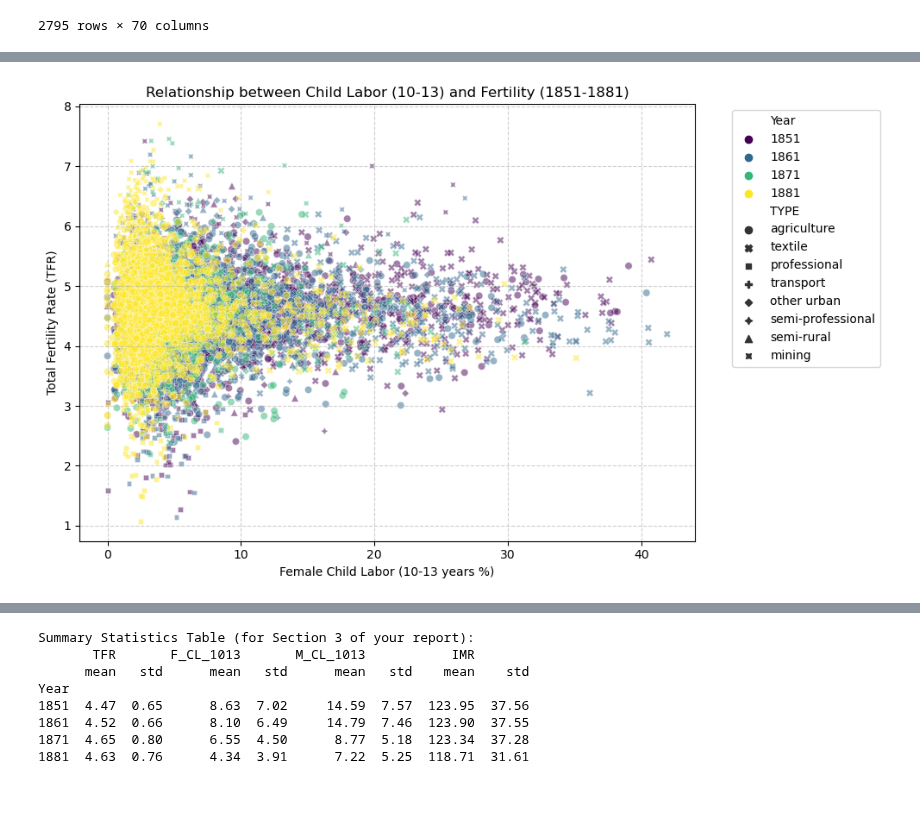
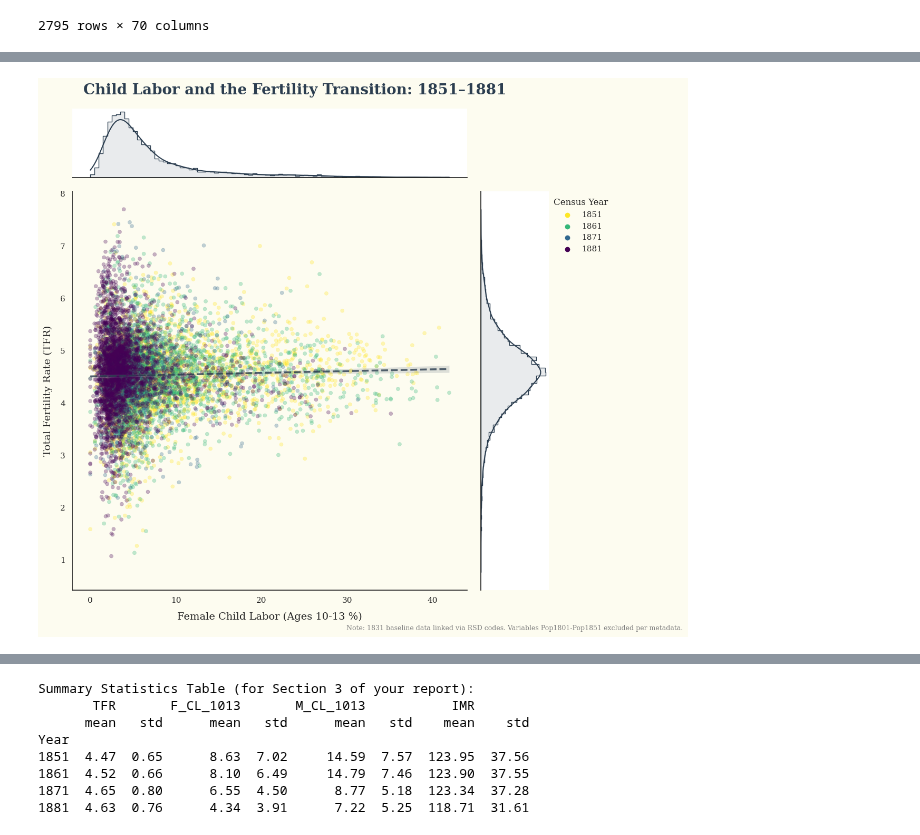
Before and after one commit to AntonEbsen/Demography, a Jupyter notebook: exam_project/notebooks/exam_project.ipynb, the cells around one changed output, grey strips where cells are left out. Saved outputs shown, nothing was run; the diff lists cells and outputs as text; code cells hidden in the pictures; blank space fills up the shorter version.

```diff
--- a/exam_project/notebooks/exam_project.ipynb
+++ b/exam_project/notebooks/exam_project.ipynb
@@ -198,56 +187,60 @@ KeyError: 'TFR'
 # %%
-import pandas as pd
 import seaborn as sns
 import matplotlib.pyplot as plt
-import glob
-import os
-import re
 
-# Define the columns we want to keep
-factory_cols = ['REGDIST', 'TYPE', 'TFR', 'F_TEX', 'F_CL_1013', 'M_CL_1013', 'SC6', 'IMR']
+# 1. Clean Academic Styling
+sns.set_theme(style="white")
+plt.rcParams['font.family'] = 'serif'
 
-# Find all Excel files in the raw data folder
-data_path = '../data/raw/' # Path relative to notebooks folder
-xlsx_files = glob.glob(os.path.join(data_path, 'PopulationsPast_census_data_*.xlsx'))
+# 2. Setup the JointGrid
+g = sns.JointGrid(data=df_factory, x='F_CL_1013', y='TFR', height=10, ratio=5)
+g.fig.set_facecolor('#fdfcf0')
+g.ax_joint.set_facecolor('#fdfcf0')
 
-# List to store dataframes for each year
-dfs = []
+# 3. Plot the data: Small points + High transparency to show density
+# We drop the 'style=TYPE' to remove the noisy symbols and focus on the Year
+sns.scatterplot(
+    data=df_factory,
+    x='F_CL_1013',
+    y='TFR',
+    hue='Year',
+    palette='viridis_r',
+    alpha=0.3,
+    s=25,
+    edgecolor=None,
+    ax=g.ax_joint
+)
 
-print(f"Found {len(xlsx_files)} files. Importing...")
+# 4. Add the OLS Regression Line (The "Theory" Line)
+sns.regplot(
+    data=df_factory,
+    x='F_CL_1013',
+    y='TFR',
+    scatter=False,
+    ax=g.ax_joint,
+    color='#2c3e50',
+    line_kws={'linewidth': 2.5, 'linestyle': '--', 'alpha': 0.8}
+)
 
-for file in xlsx_files:
-    # Extract the year from the filename (e.g., 1851)
-    year_match = re.search(r'(\d{4})', os.path.basename(file))
-    year = int(year_match.group(1)) if year_match else None
+# 5. Marginal Plots (Histograms with Density Curves)
+g.plot_marginals(sns.histplot, kde=True, color='#2c3e50', alpha=0.1, element="step")
 
-    # Load the Excel file
-    temp_df = pd.read_excel(file)
+# 6. Clean up Labels and move the Legend outside
+g.ax_joint.set_xlabel('Female Child Labor (Ages 10-13 %)', fontsize=14, labelpad=10)
+g.ax_joint.set_ylabel('Total Fertility Rate (TFR)', fontsize=14, labelpad=10)
 
-    # Select our target columns and add the year
-    temp_df = temp_df[factory_cols].copy()
-    temp_df['Year'] = year
+# Position legend off to the right
+g.ax_joint.legend(title='Census Year', loc='upper left', bbox_to_anchor=(1.2, 1), frameon=False)
 
-    dfs.append(temp_df)
-    print(f" - Loaded data for year: {year}")
+# 7. Add Title and Citations
+plt.suptitle('Child Labor and the Fertility Transition: 1851–1881',
+             fontsize=20, fontweight='bold', y=1.03, color='#2c3e50')
 
-# Combine all years into a single panel dataframe
-df_panel = pd.concat(dfs, ignore_index=True)
+# Note about 1831 data limitations in your project
+plt.annotate(
+    'Note: 1831 baseline data linked via RSD codes. Variables Pop1801-Pop1851 excluded per metadata.',
+    xy=(0.5, -0.1), xycoords='axes fraction', ha='center', fontsize=9, color='gray'
+)
 
-# Define df_factory as the panel for easier compatibility with subsequent code
-df_factory = df_panel
-
-# Preview the combined data summaries
-print("\nSummary of observations per year:")
-print(df_factory.groupby('Year').size().reset_index(name='Observations'))
-
-# Visualize the correlation between Child Labor and Fertility for all years
-plt.figure(figsize=(10, 6))
-sns.scatterplot(data=df_factory, x='F_CL_1013', y='TFR', hue='Year', style='TYPE', palette='viridis', alpha=0.5)
-plt.title('Relationship between Child Labor (10-13) and Fertility (1851-1881)')
-plt.xlabel('Female Child Labor (10-13 years %)')
-plt.ylabel('Total Fertility Rate (TFR)')
-plt.legend(bbox_to_anchor=(1.05, 1), loc='upper left')
-plt.grid(True, linestyle='--', alpha=0.6)
-plt.tight_layout()
 plt.show()
 # %% [output]
@@ -266 +247 @@ Summary of observations per year:
-[figure, old version]
+[figure, new version]
```
Also changed, not shown: parts of 21 cells of this notebook, 3 other files.
